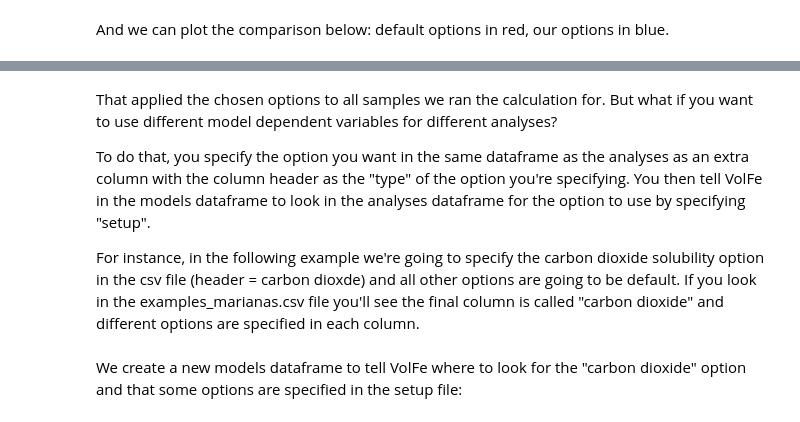
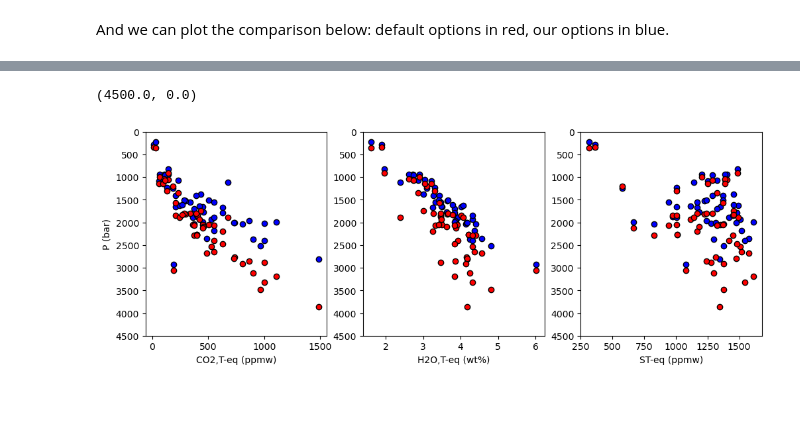
Before and after one commit to eryhughes/VolFe, a Jupyter notebook: docs/Examples/1c. pvsat user_opt.ipynb, the cells around one changed output, grey strips where cells are left out. Saved outputs shown, nothing was run; the diff lists cells and outputs as text; code cells hidden in the pictures.

```diff
--- a/docs/Examples/1c. pvsat user_opt.ipynb
+++ b/docs/Examples/1c. pvsat user_opt.ipynb
@@ -185,6 +114,0 @@ AttributeError: 'NoneType' object has no attribute 'loc'
-# %% [markdown]
-That applied the chosen options to all samples we ran the calculation for. But what if you want to use different model dependent variables for different analyses?
-
-To do that, you specify the option you want in the same dataframe as the analyses as an extra column with the column header as the "type" of the option you're specifying. You then tell VolFe in the models dataframe to look in the analyses dataframe for the option to use by specifying "setup".
-
-For instance, in the following example we're going to specify the carbon dioxide solubility option in the csv file (header = carbon dioxde) and all other options are going to be default. If you look in the examples_marianas.csv file you'll see the final column is called "carbon dioxide" and different options are specified in each column.
@@ -194,2 +114,0 @@ print(my_analyses[["Sample","carbon dioxide"]])
-# %% [markdown]
-We create a new models dataframe to tell VolFe where to look for the "carbon dioxide" option and that some options are specified in the setup file:
@@ -207,0 +115,33 @@ print(my_models)
+# %%
+fig, (ax1, ax2, ax3) = plt.subplots(1, 3, figsize=(12,4))
+
+# Plotting data
+
+data1 = results1
+
+ax1.plot(data1['CO2T-eq_ppmw'],
+         data1['P_bar'], 'ok', mfc='blue')
+ax2.plot(data1['H2OT-eq_wtpc'],
+         data1['P_bar'], 'ok', mfc='blue')
+ax3.plot(data1['ST_ppmw'],
+         data1['P_bar'], 'ok', mfc='blue')
+
+data1 = results2
+
+ax1.plot(data1['CO2T-eq_ppmw'],
+         data1['P_bar'], 'ok', mfc='red')
+ax2.plot(data1['H2OT-eq_wtpc'],
+         data1['P_bar'], 'ok', mfc='red')
+ax3.plot(data1['ST_ppmw'],
+         data1['P_bar'], 'ok', mfc='red')
+
+ax1.set_xlabel('CO2,T-eq (ppmw)')
+ax2.set_xlabel('H2O,T-eq (wt%)')
+ax3.set_xlabel('ST-eq (ppmw)')
+ax1.set_ylabel('P (bar)')
+ax1.set_ylim([4500, 0])
+ax2.set_ylim([4500, 0])
+ax3.set_ylim([4500, 0])
+# %% [output]
+(4500.0, 0.0)
+[figure, added]
```
Also changed, not shown: parts of 9 cells of this notebook.
